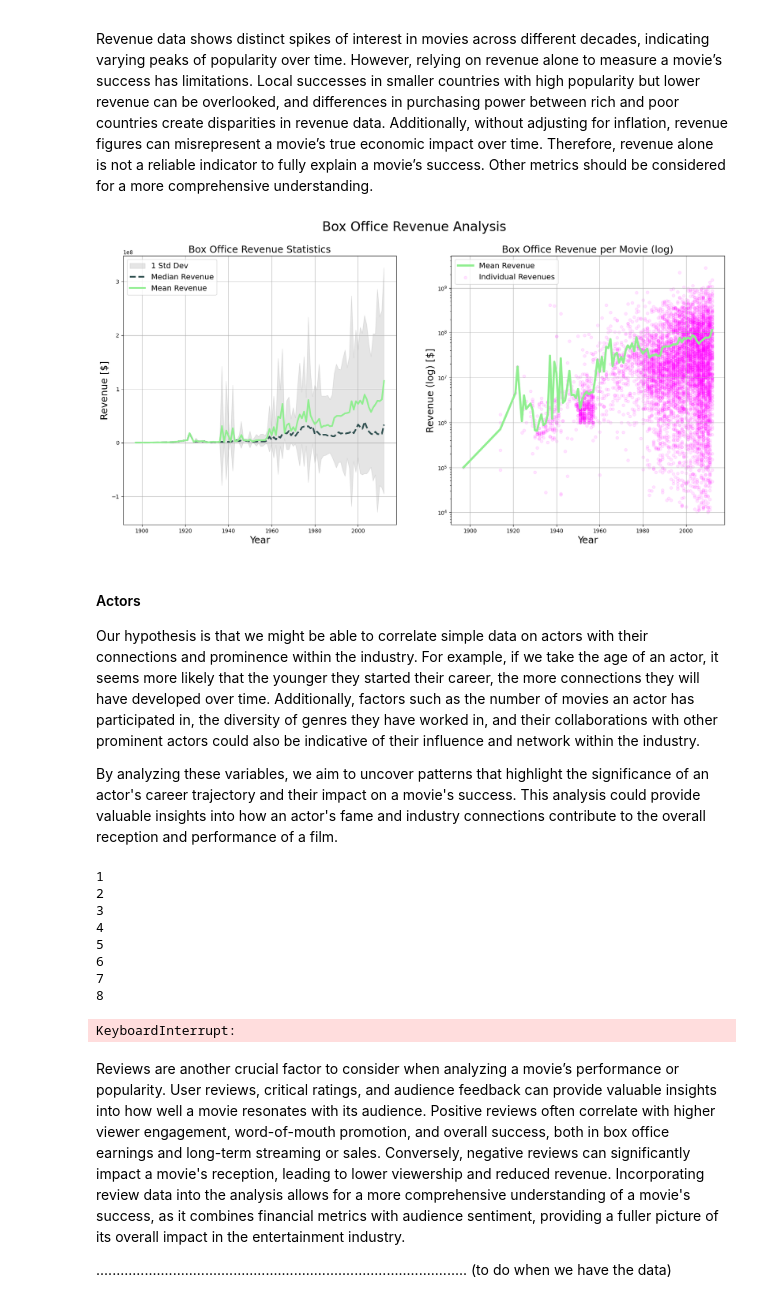
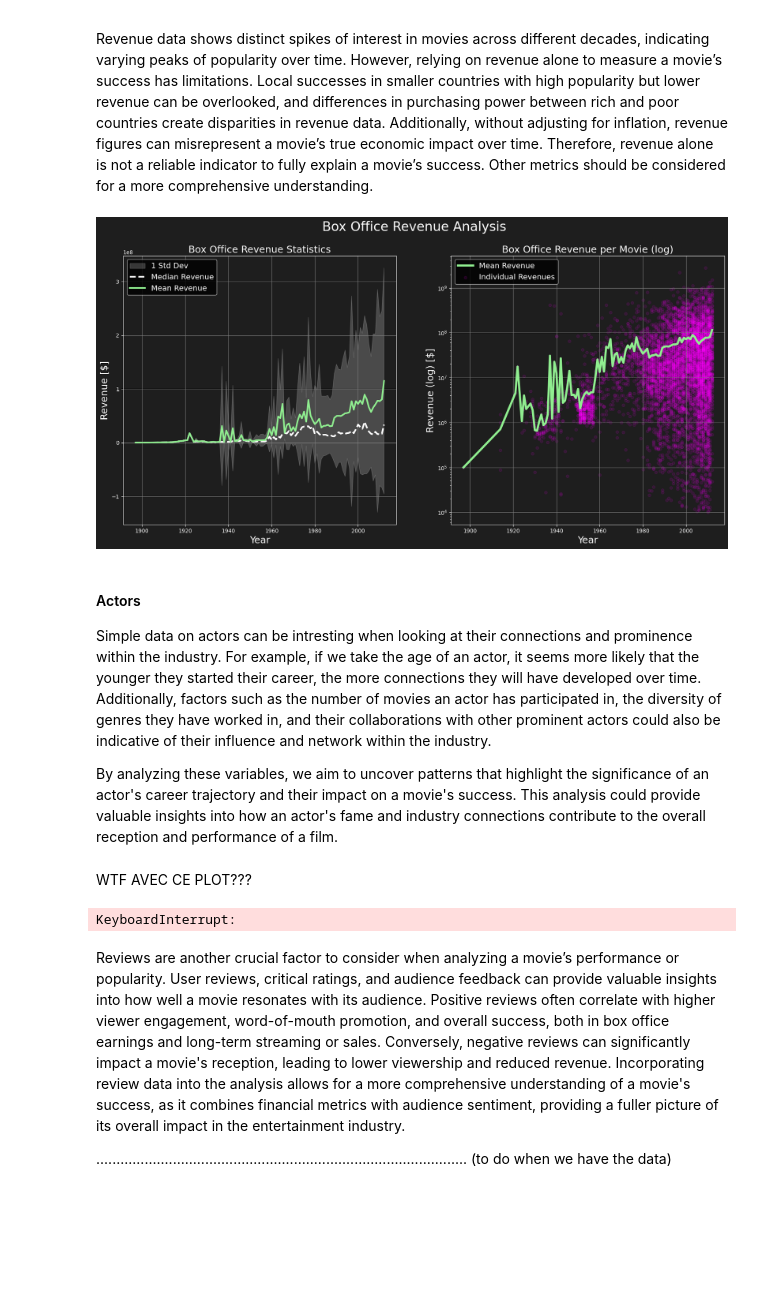
Before and after one commit to epfl-ada/ada-2024-project-spaghetti-raclette-tangyuan-horizon-nexus, a Jupyter notebook: results.ipynb, the cells around one changed output. Drawn from its saved outputs; the diff is of its cells as text; code cells hidden in the pictures; blank space fills up the shorter version.

```diff
--- a/results.ipynb
+++ b/results.ipynb
@@ -200,33 +207,48 @@ The variance in movie revenues has not remained constant over time, indicating a
 
 Revenue data shows distinct spikes of interest in movies across different decades, indicating varying peaks of popularity over time. However, relying on revenue alone to measure a movie’s success has limitations. Local successes in smaller countries with high popularity but lower revenue can be overlooked, and differences in purchasing power between rich and poor countries create disparities in revenue data. Additionally, without adjusting for inflation, revenue figures can misrepresent a movie’s true economic impact over time. Therefore, revenue alone is not a reliable indicator to fully explain a movie’s success. Other metrics should be considered for a more comprehensive understanding.
 # %%
+import matplotlib.pyplot as plt
+
+# Set the dark mode style
+plt.style.use('dark_background')
+
+# Define the background color similar to VSCode's dark theme
+background_color = '#1e1e1e'
+
 fig, axes = plt.subplots(nrows=1, ncols=2, figsize=(20, 9))
+fig.patch.set_facecolor(background_color)
+for ax in axes:
+    ax.set_facecolor(background_color)
+
 # Main title
-fig.suptitle('Box Office Revenue Analysis', fontsize=24)
+fig.suptitle('Box Office Revenue Analysis', fontsize=24, color='white')
+
 # Plot 1
 axes[0].fill_between(revenue_stats.index, revenue_stats['mean'] - revenue_stats['std'],
-                     revenue_stats['mean'] + revenue_stats['std'], color='grey', alpha=0.2, label='1 Std Dev')
-axes[0].plot(revenue_stats.index, revenue_stats['median'], label='Median Revenue', linestyle='--', color='darkslategray', linewidth=3)
+                     revenue_stats['mean'] + revenue_stats['std'], color='white', alpha=0.2, label='1 Std Dev')
+axes[0].plot(revenue_stats.index, revenue_stats['median'], label='Median Revenue', linestyle='--', color='white', linewidth=3)
 axes[0].plot(revenue_stats.index, revenue_stats['mean'], label='Mean Revenue', color='lightgreen', linewidth=3)
-axes[0].set_title('Box Office Revenue Statistics', fontsize=18)
-axes[0].set_xlabel('Year', fontsize=18)
-axes[0].set_ylabel('Revenue [$]', fontsize=18)
+axes[0].set_title('Box Office Revenue Statistics', fontsize=18, color='white')
+axes[0].set_xlabel('Year', fontsize=18, color='white')
+axes[0].set_ylabel('Revenue [$]', fontsize=18, color='white')
 axes[0].legend(fontsize=14)
-axes[0].grid(True)
+axes[0].grid(True, color='gray')
 
 # Plot 2
 axes[1].plot(revenue_stats.index, revenue_stats['mean'], label='Mean Revenue', color='lightgreen', linewidth=4)
-# axes[1].plot(revenue_stats.index, revenue_stats['min'], label='Min Revenue', linestyle=':', color='blue',linewidth=3)
-# axes[1].plot(revenue_stats.index, revenue_stats['max'], label='Max Revenue', linestyle=':', color='red', linewidth=3)
 axes[1].scatter(df_cleaned['year'], df_cleaned['revenue'], color='magenta', alpha=0.1, label='Individual Revenues', s=30)
-axes[1].set_title('Box Office Revenue per Movie (log)', fontsize=18)
-axes[1].set_xlabel('Year', fontsize=18)
-axes[1].set_ylabel('Revenue (log) [$]', fontsize=18)
+axes[1].set_title('Box Office Revenue per Movie (log)', fontsize=18, color='white')
+axes[1].set_xlabel('Year', fontsize=18, color='white')
+axes[1].set_ylabel('Revenue (log) [$]', fontsize=18, color='white')
 axes[1].set_yscale('log')  # Set y-axis to log scale
 axes[1].legend(fontsize=14)
-axes[1].grid(True)
+axes[1].grid(True, color='gray')
 
+# Set tick parameters
+for ax in axes:
+    ax.tick_params(axis='x', colors='white')
+    ax.tick_params(axis='y', colors='white')
 
 plt.show()
 # %% [output]
-[figure, old version]
+[figure, new version]
@@ -233,13 +312,15 @@ plt.show()
 # %% [markdown]
 #### Actors
 
-Our hypothesis is that we might be able to correlate simple data on actors with their connections and prominence within the industry. For example, if we take the age of an actor, it seems more likely that the younger they started their career, the more connections they will have developed over time. Additionally, factors such as the number of movies an actor has participated in, the diversity of genres they have worked in, and their collaborations with other prominent actors could also be indicative of their influence and network within the industry.
+Simple data on actors can be intresting when looking at their connections and prominence within the industry. For example, if we take the age of an actor, it seems more likely that the younger they started their career, the more connections they will have developed over time. Additionally, factors such as the number of movies an actor has participated in, the diversity of genres they have worked in, and their collaborations with other prominent actors could also be indicative of their influence and network within the industry.
 
-By analyzing these variables, we aim to uncover patterns that highlight the significance of an actor's career trajectory and their impact on a movie's success. This analysis could provide valuable insights into how an actor's fame and industry connections contribute to the overall reception and performance of a film.
+By analyzing these variables, we aim to uncover patterns that highlight the significance of an actor's career trajectory and their impact on a movie's success. This analysis could provide valuable insights into how an actor's fame and industry connections contribute to the overall reception and performance of a film.
+# %% [markdown]
+WTF AVEC CE PLOT???
 # %%
 
 # Calculate age statistics
-#character_metadata_df['actor_age'] = pd.to_numeric(character_metadata_df['actor_age'], errors='coerce')
+character_metadata_df['actor_age'] = pd.to_numeric(character_metadata_df['actor_age'], errors='coerce')
 age_stats = character_metadata_df.groupby('release_date')['actor_age'].agg(['mean', 'std', 'median', 'min', 'max'])
 
 plt.figure(figsize=(7, 4))
@@ -256,12 +337,4 @@ plt.legend()
 plt.grid(True)
 plt.show()
 # %% [output]
-1
-2
-3
-4
-5
-6
-7
-8
+KeyboardInterrupt:
-KeyboardInterrupt:
```
Also changed, not shown: parts of 5 cells of this notebook.
